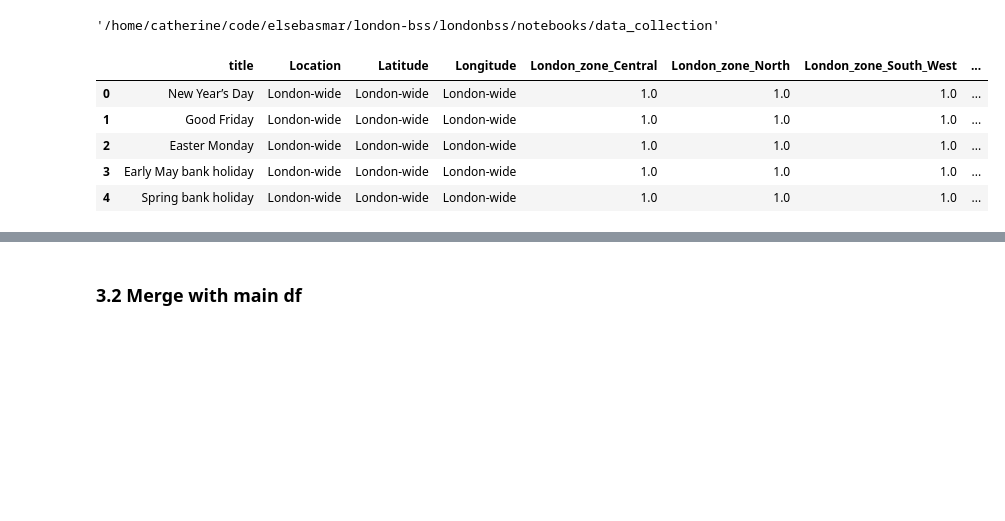
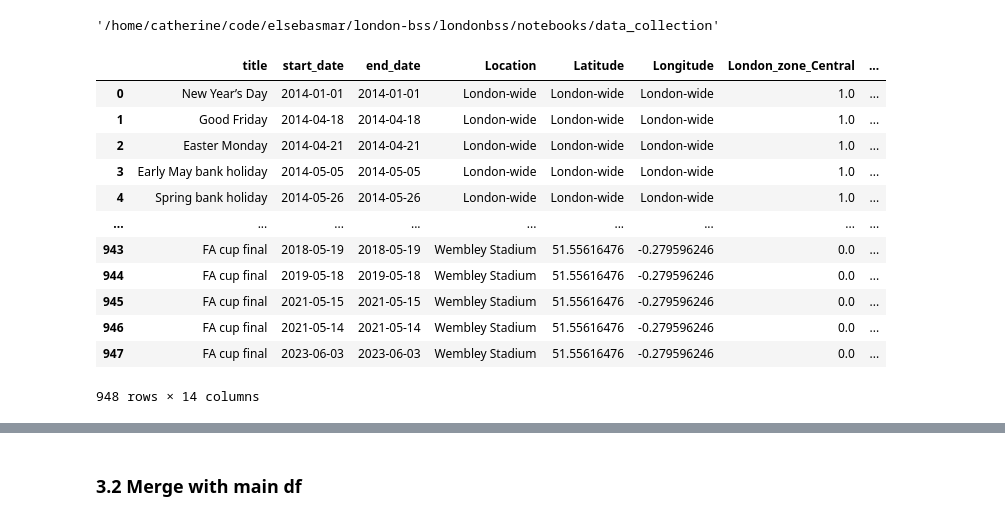
Before and after one commit to elsebasmar/london-bss, a Jupyter notebook: londonbss/notebooks/data_collection/C-Weather_events_df.ipynb, the cells around one changed output, grey strips where cells are left out. Cells and saved outputs as stored; diff of their text form; code cells hidden in the pictures; blank space fills up the shorter version.

Commit message:
Events reprocessed

```diff
--- a/londonbss/notebooks/data_collection/C-Weather_events_df.ipynb
+++ b/londonbss/notebooks/data_collection/C-Weather_events_df.ipynb
@@ -227,14 +225,21 @@ pwd
 # %%
 all_events_df = pd.read_csv("../../../raw_data/all_events_df.csv")
 # %%
-all_events_df.head()
+all_events_df
 # %% [output]
-|  | title | Location | Latitude | Longitude | London_zone_Central | London_zone_North | London_zone_South_West | ... |
-| 0 | New Year’s Day | London-wide | London-wide | London-wide | 1.0 | 1.0 | 1.0 | ... |
-| 1 | Good Friday | London-wide | London-wide | London-wide | 1.0 | 1.0 | 1.0 | ... |
-| 2 | Easter Monday | London-wide | London-wide | London-wide | 1.0 | 1.0 | 1.0 | ... |
-| 3 | Early May bank holiday | London-wide | London-wide | London-wide | 1.0 | 1.0 | 1.0 | ... |
-| 4 | Spring bank holiday | London-wide | London-wide | London-wide | 1.0 | 1.0 | 1.0 | ... |
+|  | title | start_date | end_date | Location | Latitude | Longitude | London_zone_Central | ... |
+| 0 | New Year’s Day | 2014-01-01 | 2014-01-01 | London-wide | London-wide | London-wide | 1.0 | ... |
+| 1 | Good Friday | 2014-04-18 | 2014-04-18 | London-wide | London-wide | London-wide | 1.0 | ... |
+| 2 | Easter Monday | 2014-04-21 | 2014-04-21 | London-wide | London-wide | London-wide | 1.0 | ... |
+| 3 | Early May bank holiday | 2014-05-05 | 2014-05-05 | London-wide | London-wide | London-wide | 1.0 | ... |
+| 4 | Spring bank holiday | 2014-05-26 | 2014-05-26 | London-wide | London-wide | London-wide | 1.0 | ... |
+| ... | ... | ... | ... | ... | ... | ... | ... | ... |
+| 943 | FA cup final | 2018-05-19 | 2018-05-19 | Wembley Stadium | 51.55616476 | -0.279596246 | 0.0 | ... |
+| 944 | FA cup final | 2019-05-18 | 2019-05-18 | Wembley Stadium | 51.55616476 | -0.279596246 | 0.0 | ... |
+| 945 | FA cup final | 2021-05-15 | 2021-05-15 | Wembley Stadium | 51.55616476 | -0.279596246 | 0.0 | ... |
+| 946 | FA cup final | 2021-05-14 | 2021-05-14 | Wembley Stadium | 51.55616476 | -0.279596246 | 0.0 | ... |
+| 947 | FA cup final | 2023-06-03 | 2023-06-03 | Wembley Stadium | 51.55616476 | -0.279596246 | 0.0 | ... |
+948 rows × 14 columns
 # %%
 all_events_df.dtypes
 # %% [output]
```
Also changed, not shown: parts of 19 cells of this notebook, 2 other files.
